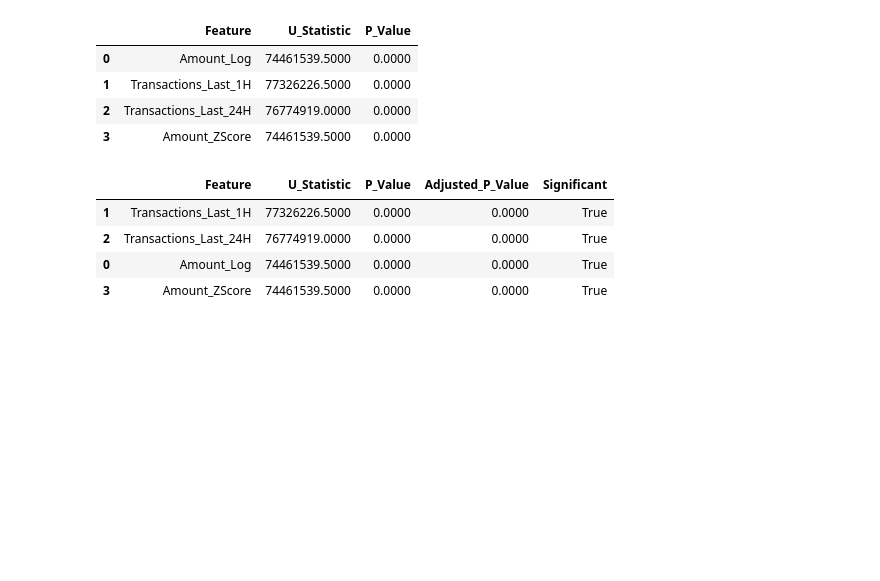
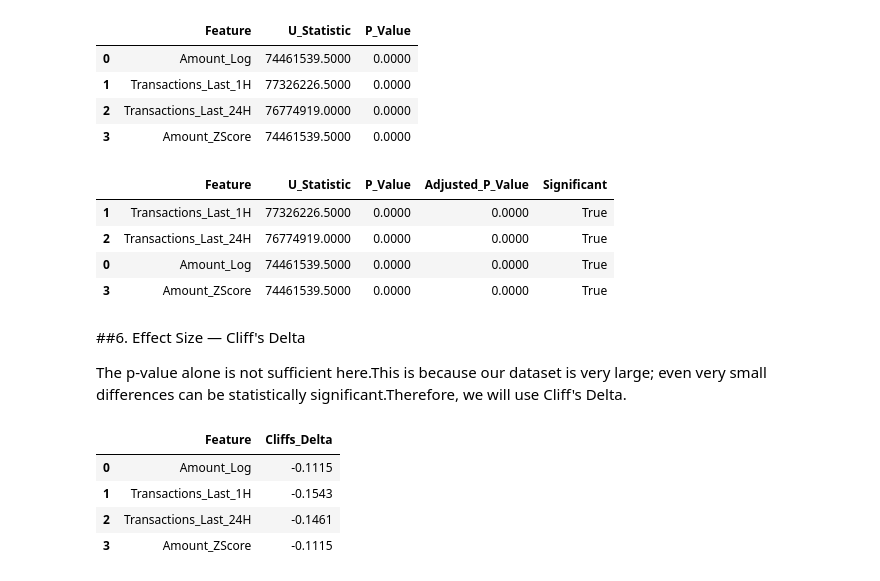
Before and after one commit to to-bits/BehaviorGuard-Customer-Behavioral-Profiling-for-Credit-Card-Fraud-Detection, a Jupyter notebook: BehaviorGuard — Customer Behavioral Profiling for Credit Card Fraud Detection/notebooks/03_statistical_analysis.ipynb, the cells around one changed output. Saved outputs shown, nothing was run; the diff lists cells and outputs as text; code cells hidden in the pictures; blank space fills up the shorter version.

```diff
--- a/BehaviorGuard — Customer Behavioral Profiling for Credit Card Fraud Detection/notebooks/03_statistical_analysis.ipynb
+++ b/BehaviorGuard — Customer Behavioral Profiling for Credit Card Fraud Detection/notebooks/03_statistical_analysis.ipynb
@@ -307,3 +307,7 @@ display(
 | 2 | Transactions_Last_24H | 76774919.0000 | 0.0000 | 0.0000 | True |
 | 0 | Amount_Log | 74461539.5000 | 0.0000 | 0.0000 | True |
 | 3 | Amount_ZScore | 74461539.5000 | 0.0000 | 0.0000 | True |
+# %% [markdown]
+##6. Effect Size — Cliff's Delta
+
+The p-value alone is not sufficient here.This is because our dataset is very large; even very small differences can be statistically significant.Therefore, we will use Cliff's Delta.
@@ -309,0 +357,42 @@ display(
+# %%
+
+# EFFECT SIZE FOR NUMERICAL FEATURES
+
+
+effect_results = []
+
+for feature in numerical_behavioral_features:
+
+    normal_values = (
+        normal_df[feature]
+        .dropna()
+        .values
+    )
+
+    fraud_values = (
+        fraud_df[feature]
+        .dropna()
+        .values
+    )
+
+    delta = cliffs_delta(
+        fraud_values,
+        normal_values
+    )
+
+    effect_results.append({
+        "Feature": feature,
+        "Cliffs_Delta": delta
+    })
+
+effect_df = pd.DataFrame(
+    effect_results
+)
+
+display(effect_df)
+# %% [output]
+|  | Feature | Cliffs_Delta |
+| 0 | Amount_Log | -0.1115 |
+| 1 | Transactions_Last_1H | -0.1543 |
+| 2 | Transactions_Last_24H | -0.1461 |
+| 3 | Amount_ZScore | -0.1115 |
```
Also changed, not shown: parts of 2 cells of this notebook.
